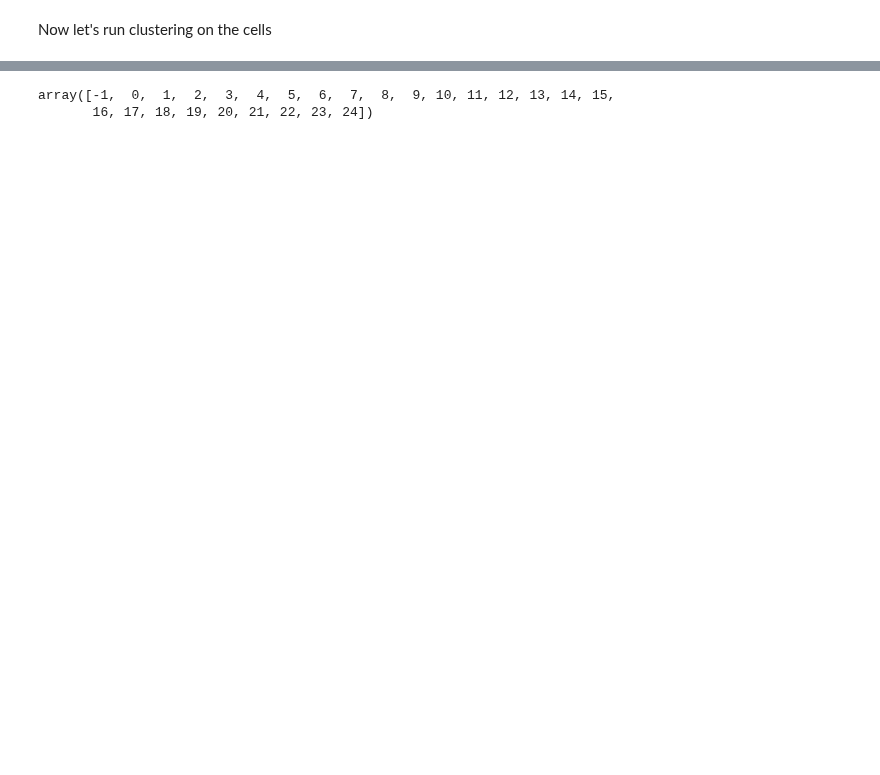
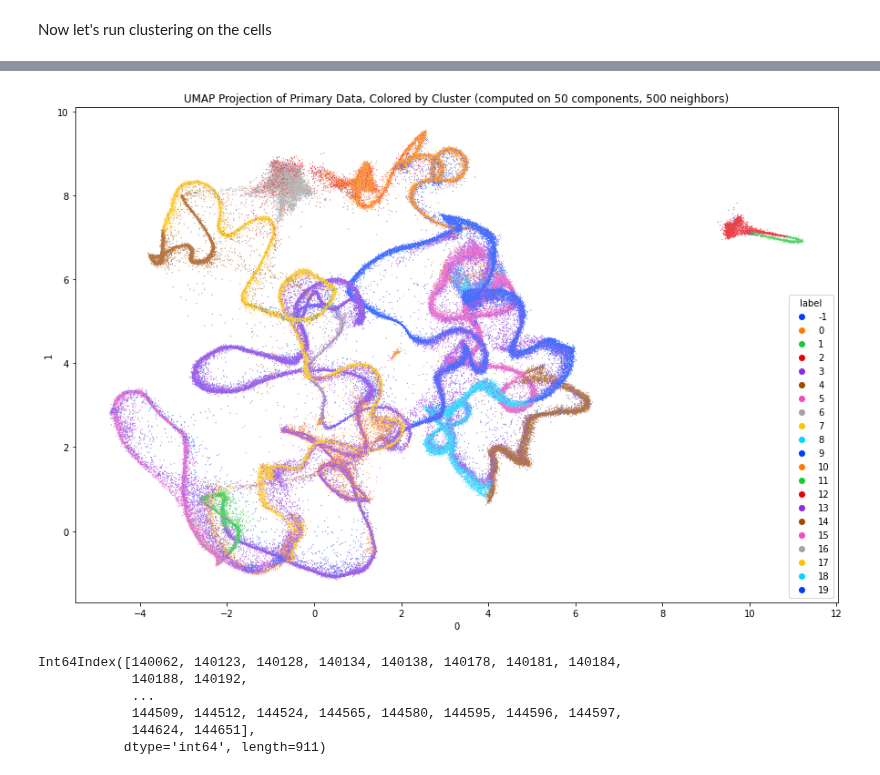
Before and after one commit to jlehrer1/comparative-organoids, a Jupyter notebook: notebooks/reduced_data_exploration_01.ipynb, the cells around one changed output, grey strips where cells are left out. Saved outputs shown, nothing was run; the diff lists cells and outputs as text; code cells hidden in the pictures; blank space fills up the shorter version.

```diff
--- a/notebooks/reduced_data_exploration_01.ipynb
+++ b/notebooks/reduced_data_exploration_01.ipynb
@@ -46,27 +43,38 @@ prim_umap.columns
 # %%
 import seaborn as sns
+from mpl_toolkits.mplot3d import Axes3D
+from matplotlib.colors import ListedColormap
 
-fig, ax = plt.subplots(figsize=(10, 10))
+def two_plot(data):
+    fig, ax = plt.subplots(figsize=(15, 10))
 
-sns.scatterplot(
-    x='0',
-    y='1',
-    data=prim_umap,
-    hue='label',
-    legend='full',
-    ax=ax,
-    s=1,
-    palette='bright'
-)
+    sns.scatterplot(
+        x='0',
+        y='1',
+        data=data,
+        hue='label',
+        legend='full',
+        ax=ax,
+        s=1,
+        palette='bright'
+    )
 
-plt.title(f'UMAP Projection of Primary Data, Colored by Cluster (computed on N=50 components)')
-plt.savefig('umap_cluster.png', dpi=300)
-plt.show()
+    plt.title(f'UMAP Projection of Primary Data, Colored by Cluster (computed on 50 components, 500 neighbors)')
+    plt.savefig('umap_cluster.png', dpi=300)
+    plt.show()
+
+two_plot(prim_umap)
+# %% [output]
+[figure, added]
 # %%
-np.unique(clusters.labels_)
+primary[primary['label'] == 7].index
 # %% [output]
-array([-1,  0,  1,  2,  3,  4,  5,  6,  7,  8,  9, 10, 11, 12, 13, 14, 15,
-       16, 17, 18, 19, 20, 21, 22, 23, 24])
+Int64Index([140062, 140123, 140128, 140134, 140138, 140178, 140181, 140184,
+            140188, 140192,
+            ...
+            144509, 144512, 144524, 144565, 144580, 144595, 144596, 144597,
+            144624, 144651],
+           dtype='int64', length=911)
 # %%
 clusters.labels_
 # %% [output]
```
Also changed, not shown: parts of 8 cells of this notebook, 7 other files.
